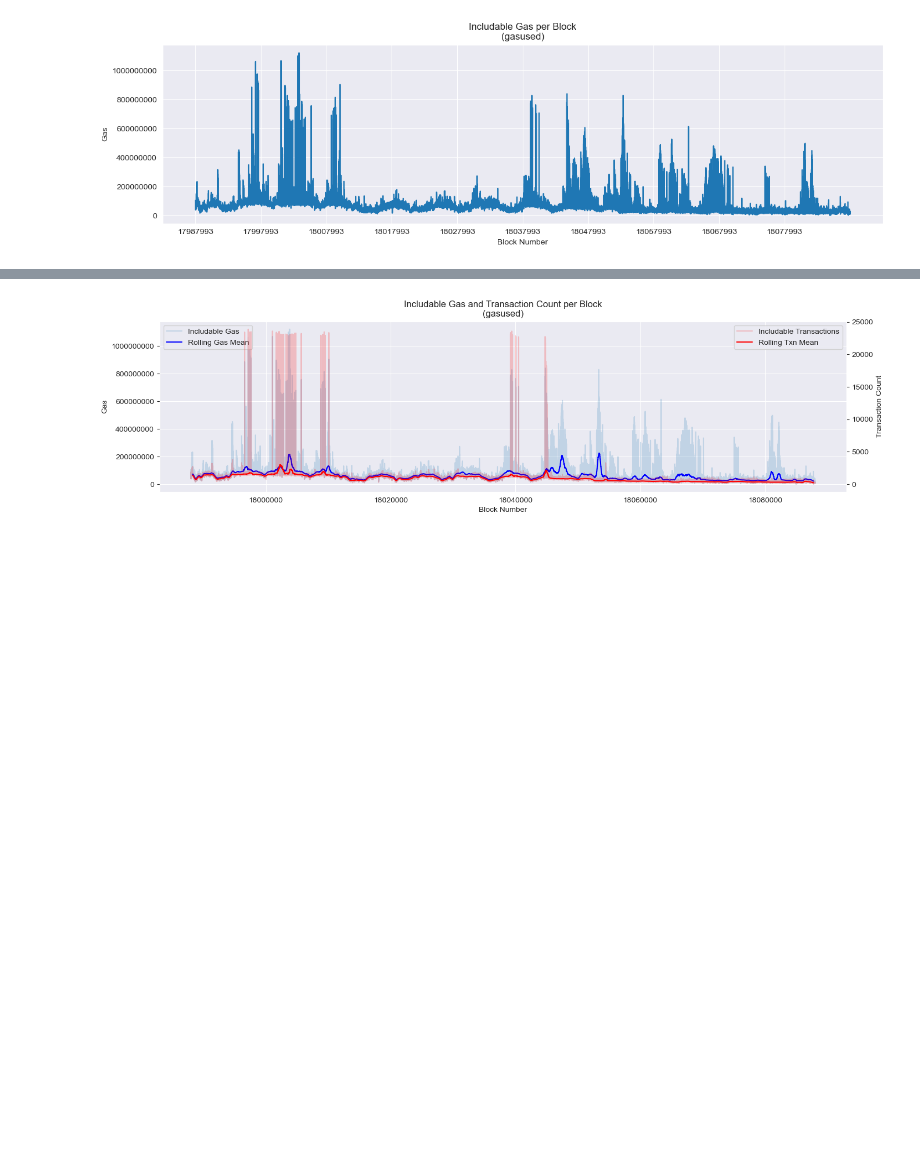
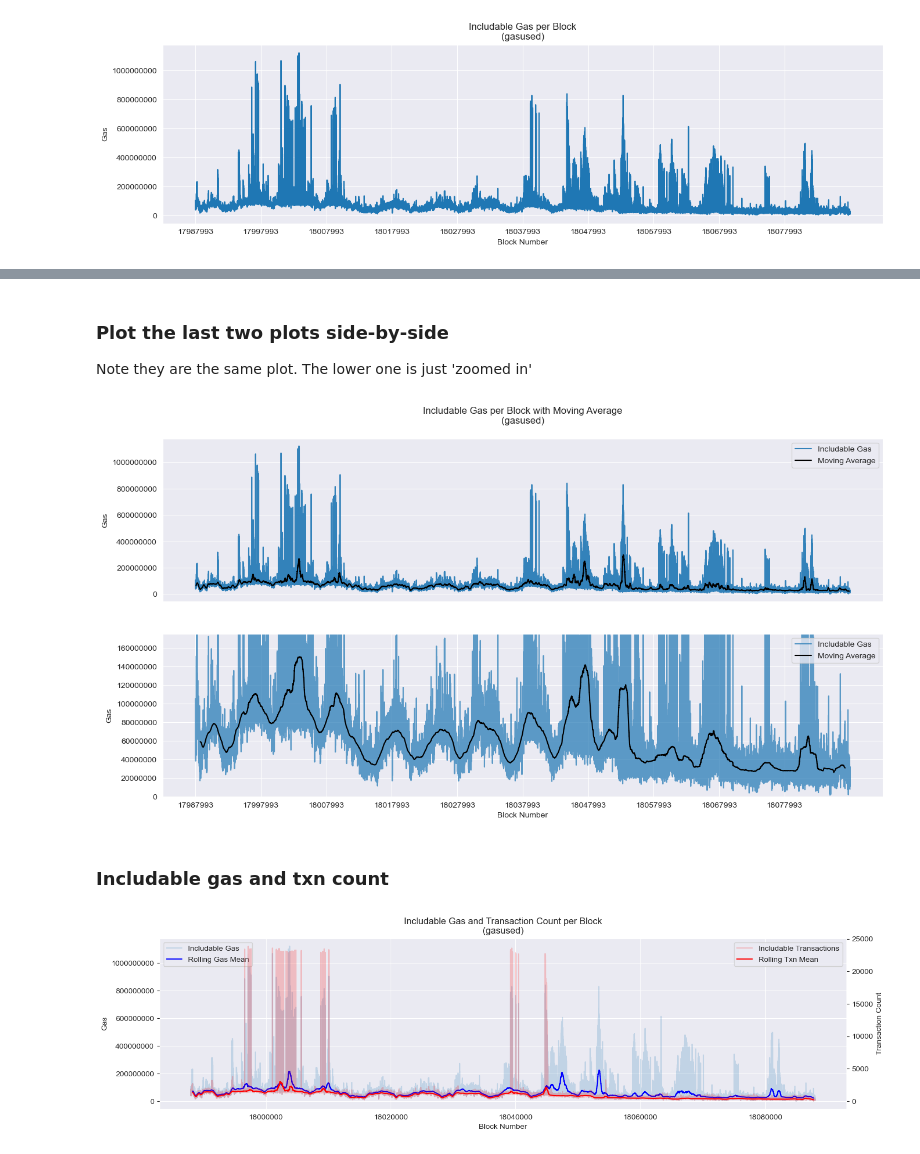
Before and after one commit to krzhang/camcos, a Jupyter notebook: CAMCOS_2023F/Data_Exploration/available_gas/includable_gas_master.ipynb, the cells around one changed output, grey strips where cells are left out. Saved outputs shown, nothing was run; the diff lists cells and outputs as text; code cells hidden in the pictures; blank space fills up the shorter version.

```diff
--- a/CAMCOS_2023F/Data_Exploration/available_gas/includable_gas_master.ipynb
+++ b/CAMCOS_2023F/Data_Exploration/available_gas/includable_gas_master.ipynb
@@ -237,3 +257,47 @@ plt.show()
+# %% [markdown]
+### Plot the last two plots side-by-side
+Note they are the same plot. The lower one is just 'zoomed in'
+# %%
+fig, axs = plt.subplots(2, 1, figsize=(16, 8))
+
+# First plot
+includable_df['Rolling Mean'] = includable_df['GUPB'].rolling(window=200, center=True).mean()
+
+sns.set_style('darkgrid')
+
+axs[0].plot(includable_df['Block'], includable_df['GUPB'], label='Includable Gas', alpha = 0.9)
+axs[0].plot(includable_df['Block'], includable_df['Rolling Mean'], label='Moving Average', color='black')
+
+axs[0].set_title('Includable Gas per Block with Moving Average\n(gasused)\n')
+axs[0].set_ylabel('Gas')
+
+axs[0].set_xticks([])
+axs[0].ticklabel_format(style='plain')
+
+axs[0].legend()
+
+# Second plot
+includable_df['Rolling Mean'] = includable_df['GUPB'].rolling(window=1500, center=True).mean()
+
+axs[1].plot(includable_df['Block'], includable_df['GUPB'], label='Includable Gas', alpha=0.7)
+axs[1].plot(includable_df['Block'], includable_df['Rolling Mean'], label='Moving Average', color='black')
+
+axs[1].set_xlabel('Block Number')
+axs[1].set_ylabel('Gas')
+
+axs[1].set_xticks(np.arange(curblocknumber[0], curblocknumber[-1], 10000))
+axs[1].ticklabel_format(style='plain')
+
+axs[1].set_ylim(0, 175000000)
+
+axs[1].legend()
+axs[1].legend(loc='upper right')
+
+plt.show()
+# %% [output]
+[figure, added]
+# %% [markdown]
+### Includable gas and txn count
 # %%
 includable_df['Rolling Mean'] = includable_df['GUPB'].rolling(window=500, center=True).mean()
 
```
Also changed, not shown: parts of 37 cells of this notebook.
